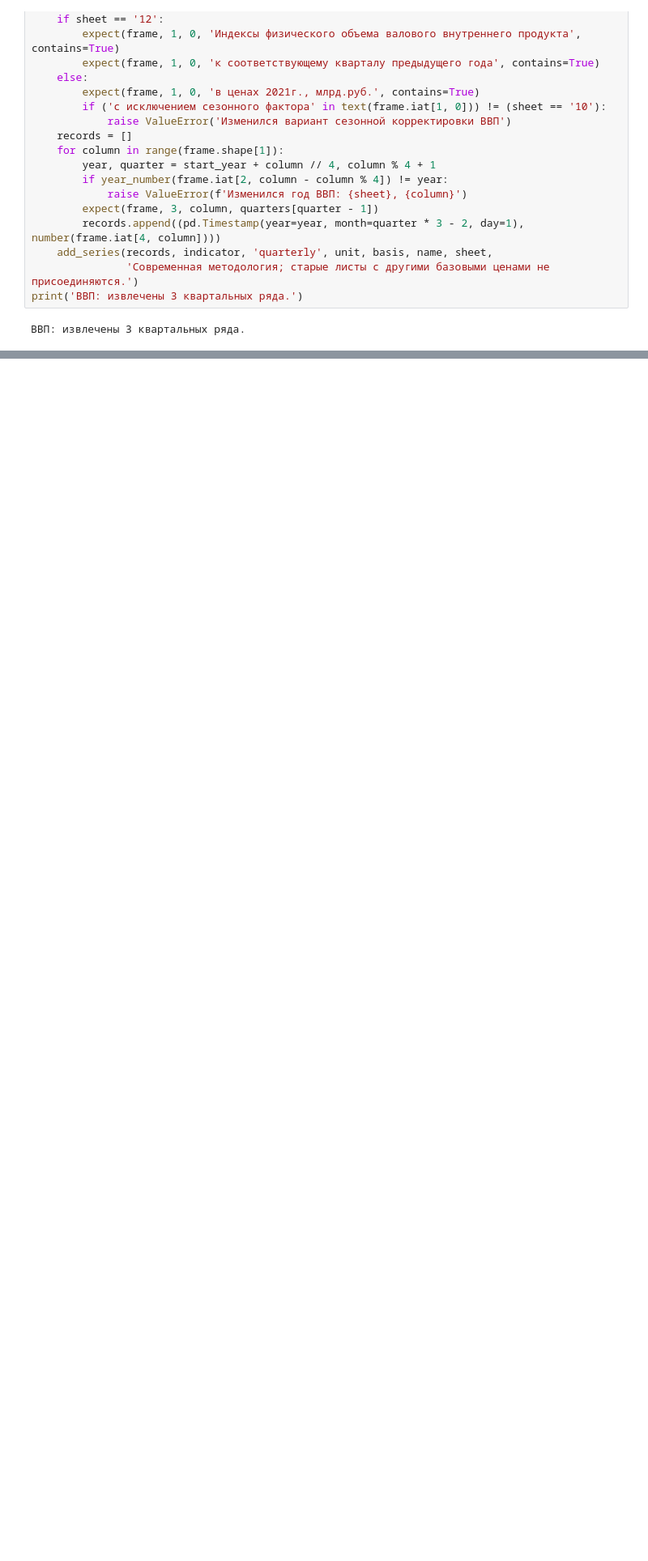
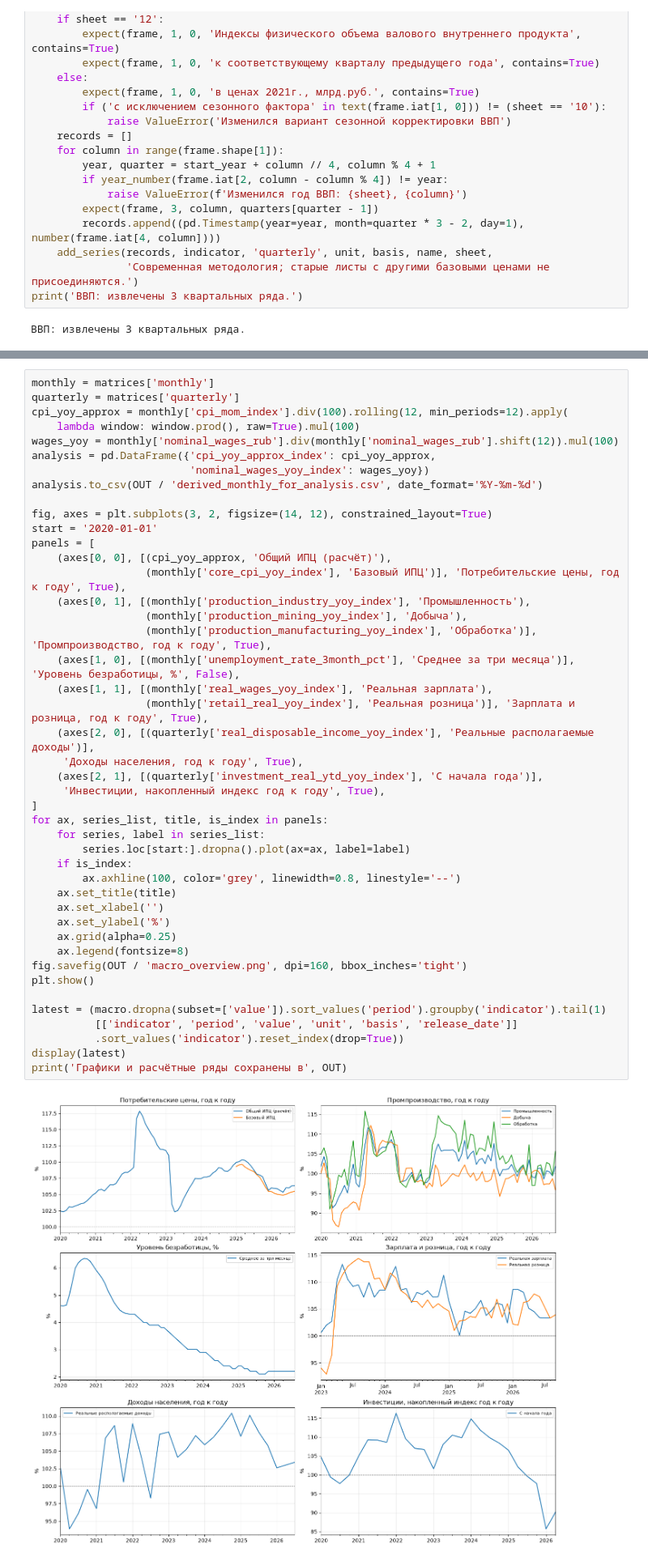
Before and after one commit to oleynik-n-a/rosstat-parser, a Jupyter notebook: rosstat_macro.ipynb, the cells around one changed output, grey strips where cells are left out. Shown at 81% size. Cells and saved outputs as stored; diff of their text form; blank space fills up the shorter version.

```diff
--- a/rosstat_macro.ipynb
+++ b/rosstat_macro.ipynb
@@ -494,0 +794,46 @@ print('Результаты:', OUT)
+# %%
+monthly = matrices['monthly']
+quarterly = matrices['quarterly']
+cpi_yoy_approx = monthly['cpi_mom_index'].div(100).rolling(12, min_periods=12).apply(
+    lambda window: window.prod(), raw=True).mul(100)
+wages_yoy = monthly['nominal_wages_rub'].div(monthly['nominal_wages_rub'].shift(12)).mul(100)
+analysis = pd.DataFrame({'cpi_yoy_approx_index': cpi_yoy_approx,
+                         'nominal_wages_yoy_index': wages_yoy})
+analysis.to_csv(OUT / 'derived_monthly_for_analysis.csv', date_format='%Y-%m-%d')
+
+fig, axes = plt.subplots(3, 2, figsize=(14, 12), constrained_layout=True)
+start = '2020-01-01'
+panels = [
+    (axes[0, 0], [(cpi_yoy_approx, 'Общий ИПЦ (расчёт)'),
+                  (monthly['core_cpi_yoy_index'], 'Базовый ИПЦ')], 'Потребительские цены, год к году', True),
+    (axes[0, 1], [(monthly['production_industry_yoy_index'], 'Промышленность'),
+                  (monthly['production_mining_yoy_index'], 'Добыча'),
+                  (monthly['production_manufacturing_yoy_index'], 'Обработка')], 'Промпроизводство, год к году', True),
+    (axes[1, 0], [(monthly['unemployment_rate_3month_pct'], 'Среднее за три месяца')], 'Уровень безработицы, %', False),
+    (axes[1, 1], [(monthly['real_wages_yoy_index'], 'Реальная зарплата'),
+                  (monthly['retail_real_yoy_index'], 'Реальная розница')], 'Зарплата и розница, год к году', True),
+    (axes[2, 0], [(quarterly['real_disposable_income_yoy_index'], 'Реальные располагаемые доходы')],
+     'Доходы населения, год к году', True),
+    (axes[2, 1], [(quarterly['investment_real_ytd_yoy_index'], 'С начала года')],
+     'Инвестиции, накопленный индекс год к году', True),
+]
+for ax, series_list, title, is_index in panels:
+    for series, label in series_list:
+        series.loc[start:].dropna().plot(ax=ax, label=label)
+    if is_index:
+        ax.axhline(100, color='grey', linewidth=0.8, linestyle='--')
+    ax.set_title(title)
+    ax.set_xlabel('')
+    ax.set_ylabel('%')
+    ax.grid(alpha=0.25)
+    ax.legend(fontsize=8)
+fig.savefig(OUT / 'macro_overview.png', dpi=160, bbox_inches='tight')
+plt.show()
+
+latest = (macro.dropna(subset=['value']).sort_values('period').groupby('indicator').tail(1)
+          [['indicator', 'period', 'value', 'unit', 'basis', 'release_date']]
+          .sort_values('indicator').reset_index(drop=True))
+display(latest)
+print('Графики и расчётные ряды сохранены в', OUT)
+# %% [output]
+[figure, added]
```
Also changed, not shown: parts of 27 cells of this notebook, 2 other files.
